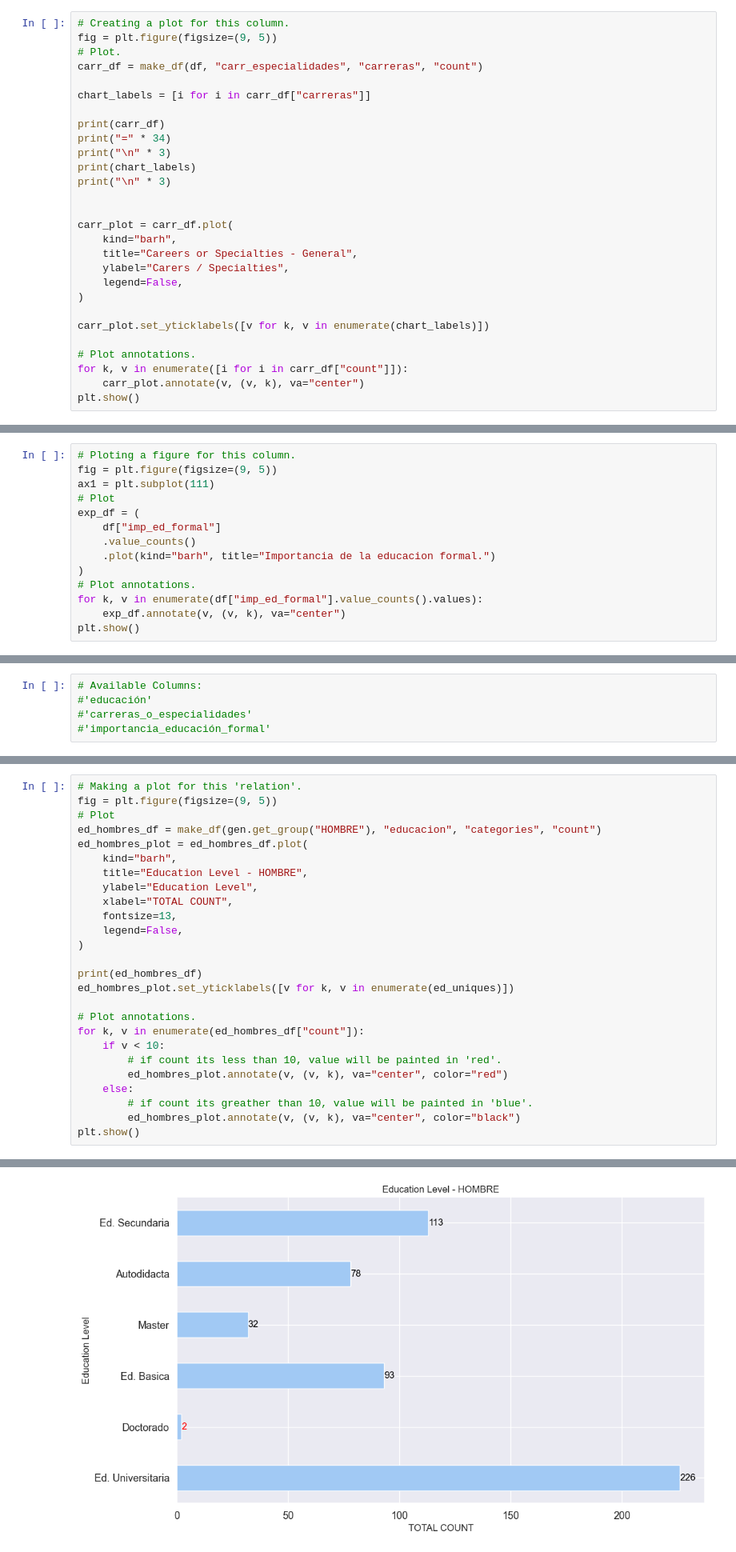
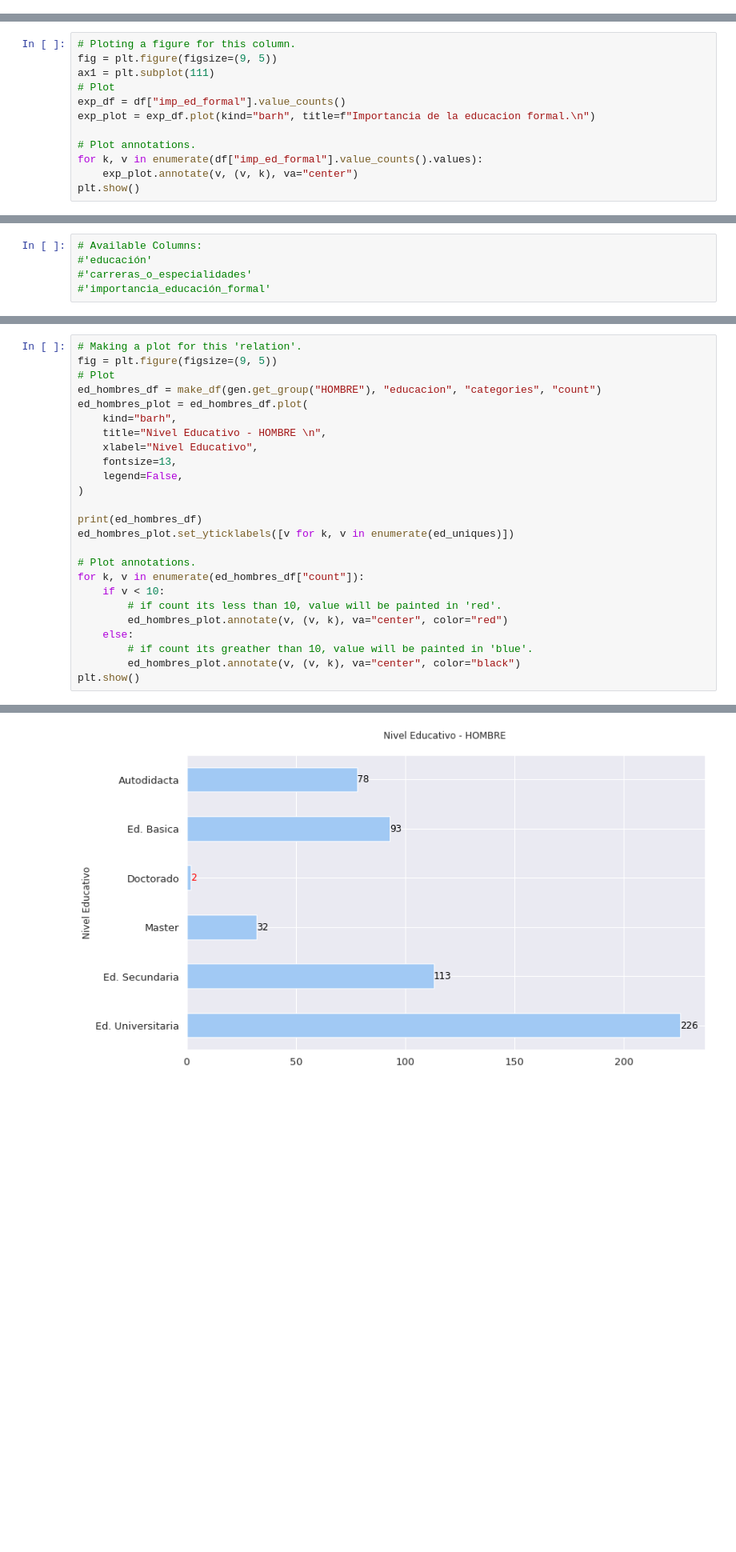
Before and after one commit to TorrezMN/Data_Science, a Jupyter notebook: Enc_Devs_Py/Notebooks/Education.ipynb, the cells around one changed output, grey strips where cells are left out. Shown at 80% size. Cells and saved outputs as stored; diff of their text form; blank space fills up the shorter version.

```diff
--- a/Enc_Devs_Py/Notebooks/Education.ipynb
+++ b/Enc_Devs_Py/Notebooks/Education.ipynb
@@ -303,28 +147,0 @@ Name: salario_mensual, dtype: int64
-# %%
-# Creating a plot for this column.
-fig = plt.figure(figsize=(9, 5))
-# Plot.
-carr_df = make_df(df, "carr_especialidades", "carreras", "count")
-
-chart_labels = [i for i in carr_df["carreras"]]
-
-print(carr_df)
-print("=" * 34)
-print("\n" * 3)
-print(chart_labels)
-print("\n" * 3)
-
-
-carr_plot = carr_df.plot(
-    kind="barh",
-    title="Careers or Specialties - General",
-    ylabel="Carers / Specialties",
-    legend=False,
-)
-
-carr_plot.set_yticklabels([v for k, v in enumerate(chart_labels)])
-
-# Plot annotations.
-for k, v in enumerate([i for i in carr_df["count"]]):
-    carr_plot.annotate(v, (v, k), va="center")
-plt.show()
@@ -356,13 +153,11 @@ plt.show()
 fig = plt.figure(figsize=(9, 5))
 ax1 = plt.subplot(111)
 # Plot
-exp_df = (
-    df["imp_ed_formal"]
-    .value_counts()
-    .plot(kind="barh", title="Importancia de la educacion formal.")
-)
+exp_df = df["imp_ed_formal"].value_counts()
+exp_plot = exp_df.plot(kind="barh", title=f"Importancia de la educacion formal.\n")
+
 # Plot annotations.
 for k, v in enumerate(df["imp_ed_formal"].value_counts().values):
-    exp_df.annotate(v, (v, k), va="center")
+    exp_plot.annotate(v, (v, k), va="center")
 plt.show()
 # %% [output]
@@ -424,9 +212,8 @@ fig = plt.figure(figsize=(9, 5))
 ed_hombres_df = make_df(gen.get_group("HOMBRE"), "educacion", "categories", "count")
 ed_hombres_plot = ed_hombres_df.plot(
     kind="barh",
-    title="Education Level - HOMBRE",
-    ylabel="Education Level",
-    xlabel="TOTAL COUNT",
+    title="Nivel Educativo - HOMBRE \n",
+    xlabel="Nivel Educativo",
     fontsize=13,
     legend=False,
 )
@@ -455,4 +242,4 @@ plt.show()
-[figure, old version]
+[figure, new version]
 # %% [markdown]
 ### Careers or Specialties - HOMBRE
 
```
Also changed, not shown: parts of 29 cells of this notebook, 5 other files.
